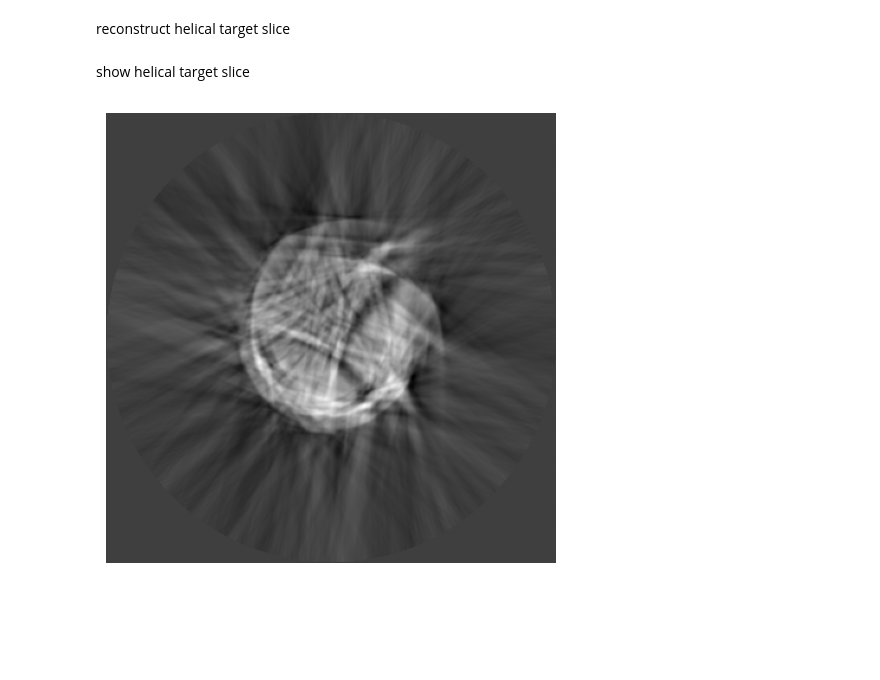
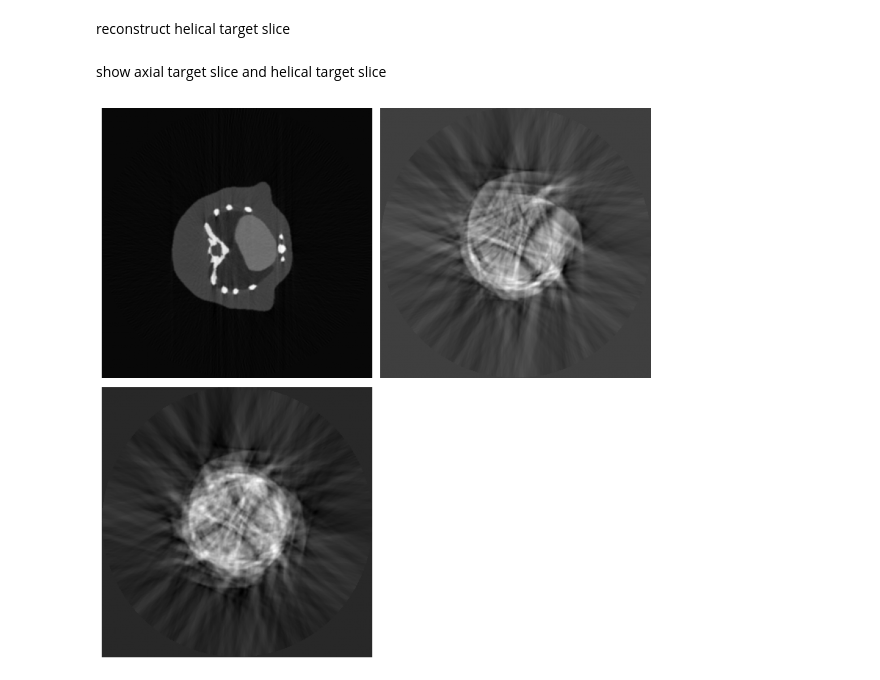
Before and after one commit to trubby22/mrigi-msi-cw, a Jupyter notebook: code/main.ipynb, the cells around one changed output. Saved outputs shown, nothing was run; the diff lists cells and outputs as text; code cells hidden in the pictures; blank space fills up the shorter version.

```diff
--- a/code/main.ipynb
+++ b/code/main.ipynb
@@ -30,6 +30,18 @@ def show_gray_img(img):
     plt.tight_layout()
     plt.show()
     plt.close()
+
+def show_images(img1,img2,img3):
+    imgs=[img1,img2,img3]
+    fig,axes=plt.subplots(2,2,figsize=(10,10))
+    axes=axes.ravel()
+    for i,ax in enumerate(axes):
+        if i<len(imgs):
+            ax.imshow(imgs[i],cmap='gray',origin='lower')
+            ax.axis('off')
+        else:fig.delaxes(ax)
+    plt.tight_layout()
+    plt.show()
 
 def rotate(img, angle, crop=True):
     (h,w)=img.shape[:2]
@@ -152,7 +164,8 @@ calculate helical sinogram for target slice
 # for each angle
 # scan helical_sinograms, obtain projection _1d that minimises z_detector_row
 # save to a numpy arr of shape: (180, 380, 380)
-helical_sinogram_target_slice = np.zeros((num_projections_per_axial_scan, num_detector_elements))
+helical_sinogram_target_slice_half = np.zeros((num_projections_per_axial_scan, num_detector_elements))
+helical_sinogram_target_slice_full = np.zeros((num_projections_per_axial_scan * 2, num_detector_elements))
 foo = defaultdict(lambda: (float('inf'), -1))
 target_slice = 109
 for i in range(len(helical_sinograms)):
@@ -163,21 +176,28 @@ for i in range(len(helical_sinograms)):
         foo[theta] = (cur_dist, i)
 
 assert set(foo.keys()) == set(range(num_projections_per_axial_scan * 2)), f"Dict keys don't correspond to {min(range(num_projections_per_axial_scan))} - {max(range(num_projections_per_axial_scan * 2))}"
-for i in range(num_projections_per_axial_scan):
+for i in range(num_projections_per_axial_scan * 2):
     foo_dist, j = foo[i]
     theta, z_detector_row, projection_1d = helical_sinograms[i]
-    helical_sinogram_target_slice[i] = projection_1d
+    helical_sinogram_target_slice_full[i] = projection_1d
+    if i < num_projections_per_axial_scan:
+        helical_sinogram_target_slice_half[i] = projection_1d
 
-helical_sinogram_target_slice = helical_sinogram_target_slice.T
-assert helical_sinogram_target_slice.shape == (num_detector_elements, num_projections_per_axial_scan), f"helical_sinogram_target_slice's shape isn't appropriate for iradon to accept"
+helical_sinogram_target_slice_half = helical_sinogram_target_slice_half.T
+helical_sinogram_target_slice_full = helical_sinogram_target_slice_full.T
+assert helical_sinogram_target_slice_half.shape == (num_detector_elements, num_projections_per_axial_scan), f"helical_sinogram_target_slice_half's shape isn't appropriate for iradon to accept"
+assert helical_sinogram_target_slice_full.shape == (num_detector_elements, num_projections_per_axial_scan * 2), f"helical_sinogram_target_slice_full's shape isn't appropriate for iradon to accept"
 # %% [markdown]
 reconstruct helical target slice
 # %%
 theta = np.linspace(0, num_projections_per_axial_scan, num_projections_per_axial_scan, endpoint=False)
-helical_reconstruction = iradon(helical_sinogram_target_slice, theta=theta, filter_name="hann", circle=True)
+helical_reconstruction_half = iradon(helical_sinogram_target_slice_half, theta=theta, filter_name="hann", circle=True)
+
+theta = np.linspace(0, num_projections_per_axial_scan * 2, num_projections_per_axial_scan * 2, endpoint=False)
+helical_reconstruction_full = iradon(helical_sinogram_target_slice_full, theta=theta, filter_name="hann", circle=True)
 # %% [markdown]
-show helical target slice
+show axial target slice and helical target slice
-# %%
-show_gray_img(helical_reconstruction)
-# %% [output]
-[figure, removed]
+# %%
+show_images(axial_reconstructions[109], helical_reconstruction_half, helical_reconstruction_full)
+# %% [output]
+[figure, added]
```
